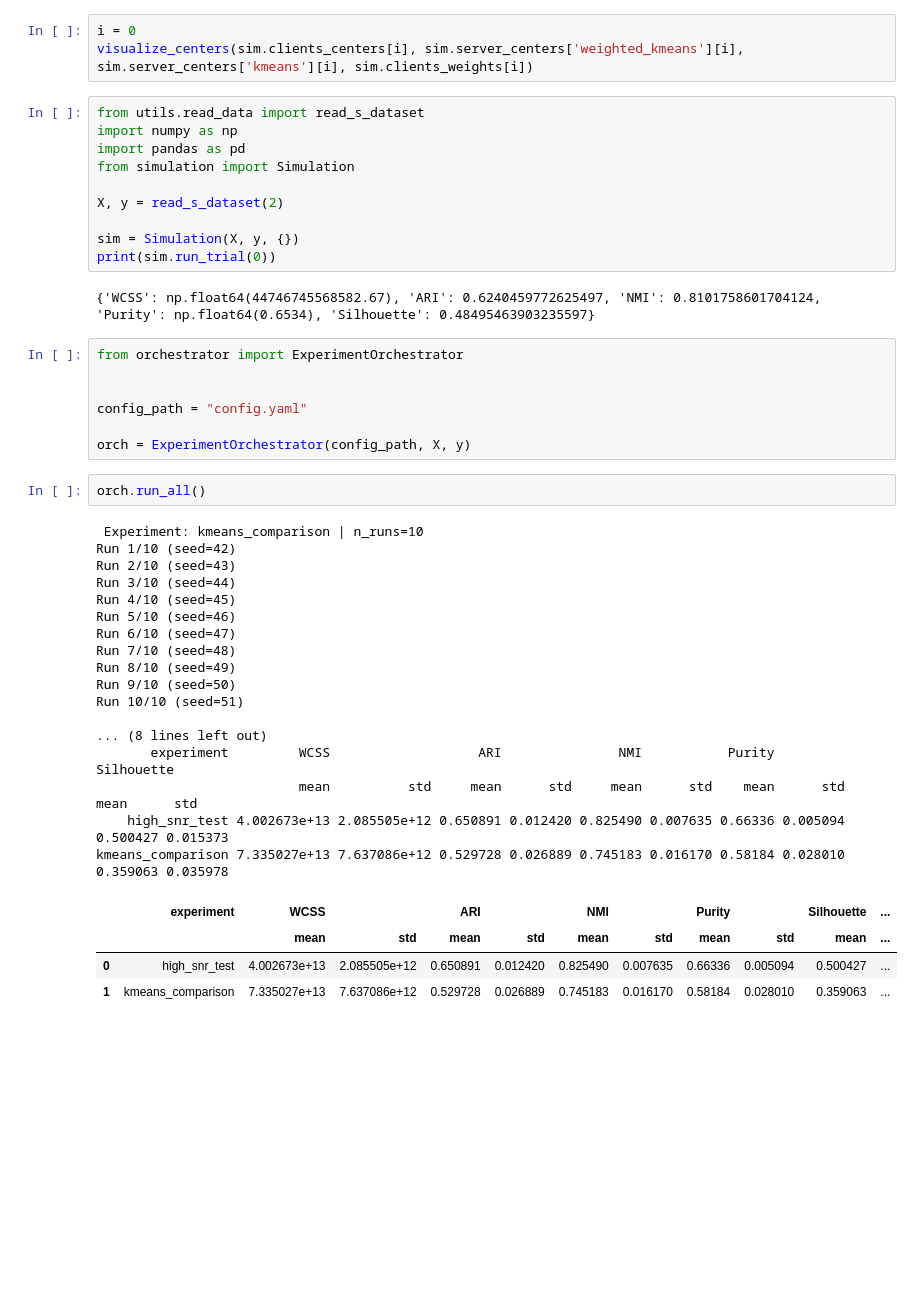
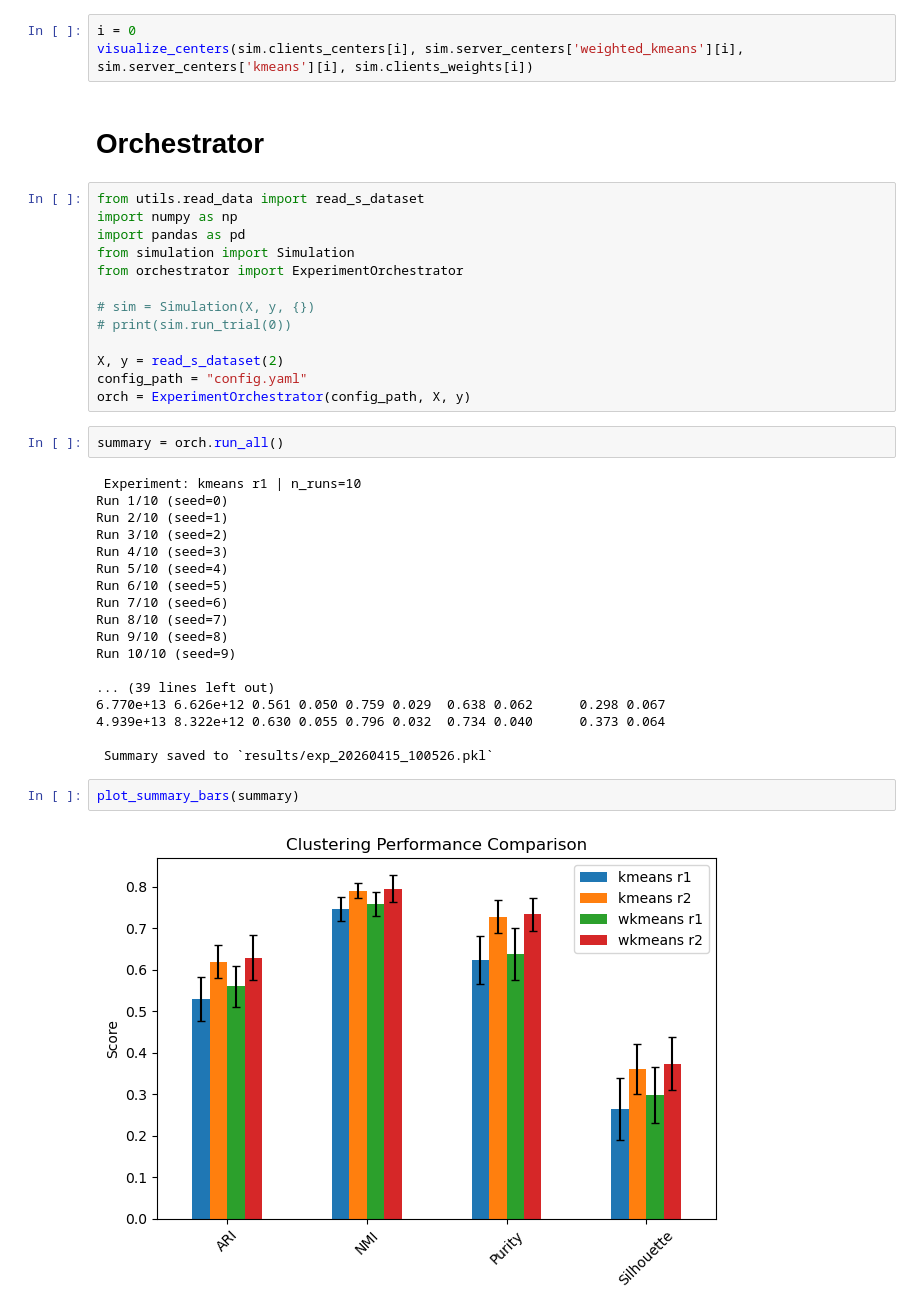
Before and after one commit to yizg/TR_FedKR, a Jupyter notebook: start.ipynb, the cells around one changed output. Drawn from its saved outputs; the diff is of its cells as text; blank space fills up the shorter version.

```diff
--- a/start.ipynb
+++ b/start.ipynb
@@ -500,48 +494,44 @@ sim.plot_summary()
 # %%
 i = 0
 visualize_centers(sim.clients_centers[i], sim.server_centers['weighted_kmeans'][i], sim.server_centers['kmeans'][i], sim.clients_weights[i])
+# %% [markdown]
+# Orchestrator
 # %%
 from utils.read_data import read_s_dataset
 import numpy as np
 import pandas as pd
 from simulation import Simulation
+from orchestrator import ExperimentOrchestrator
+
+# sim = Simulation(X, y, {})
+# print(sim.run_trial(0))
 
 X, y = read_s_dataset(2)
-
-sim = Simulation(X, y, {})
-print(sim.run_trial(0))
+config_path = "config.yaml"
+orch = ExperimentOrchestrator(config_path, X, y)
-# %% [output]
-{'WCSS': np.float64(44746745568582.67), 'ARI': 0.6240459772625497, 'NMI': 0.8101758601704124, 'Purity': np.float64(0.6534), 'Silhouette': 0.48495463903235597}
-# %%
-from orchestrator import ExperimentOrchestrator
-
-
-config_path = "config.yaml"
-
-orch = ExperimentOrchestrator(config_path, X, y)
 # %%
-orch.run_all()
+summary = orch.run_all()
 # %% [output]
- Experiment: kmeans_comparison | n_runs=10
-Run 1/10 (seed=42)
-Run 2/10 (seed=43)
-Run 3/10 (seed=44)
-Run 4/10 (seed=45)
-Run 5/10 (seed=46)
-Run 6/10 (seed=47)
-Run 7/10 (seed=48)
-Run 8/10 (seed=49)
-Run 9/10 (seed=50)
-Run 10/10 (seed=51)
+ Experiment: kmeans r1 | n_runs=10
+Run 1/10 (seed=0)
+Run 2/10 (seed=1)
+Run 3/10 (seed=2)
+Run 4/10 (seed=3)
+Run 5/10 (seed=4)
+Run 6/10 (seed=5)
+Run 7/10 (seed=6)
+Run 8/10 (seed=7)
+Run 9/10 (seed=8)
+Run 10/10 (seed=9)
 
-... (8 lines left out)
-       experiment         WCSS                   ARI               NMI           Purity          Silhouette
-                          mean          std     mean      std     mean      std    mean      std       mean      std
-    high_snr_test 4.002673e+13 2.085505e+12 0.650891 0.012420 0.825490 0.007635 0.66336 0.005094   0.500427 0.015373
-kmeans_comparison 7.335027e+13 7.637086e+12 0.529728 0.026889 0.745183 0.016170 0.58184 0.028010   0.359063 0.035978
+... (39 lines left out)
+6.770e+13 6.626e+12 0.561 0.050 0.759 0.029  0.638 0.062      0.298 0.067
+4.939e+13 8.322e+12 0.630 0.055 0.796 0.032  0.734 0.040      0.373 0.064
+
+ Summary saved to `results/exp_20260415_100526.pkl`
-|  | experiment | WCSS |  | ARI |  | NMI |  | Purity |  | Silhouette | ... |
-|  |  | mean | std | mean | std | mean | std | mean | std | mean | ... |
-| 0 | high_snr_test | 4.002673e+13 | 2.085505e+12 | 0.650891 | 0.012420 | 0.825490 | 0.007635 | 0.66336 | 0.005094 | 0.500427 | ... |
-| 1 | kmeans_comparison | 7.335027e+13 | 7.637086e+12 | 0.529728 | 0.026889 | 0.745183 | 0.016170 | 0.58184 | 0.028010 | 0.359063 | ... |
+# %%
+plot_summary_bars(summary)
+# %% [output]
+[figure, added]
 # %%
 df = pd.read_pickle('results/exp_20260415_094705.pkl')
```
Also changed, not shown: parts of 8 cells of this notebook, 6 other files.
